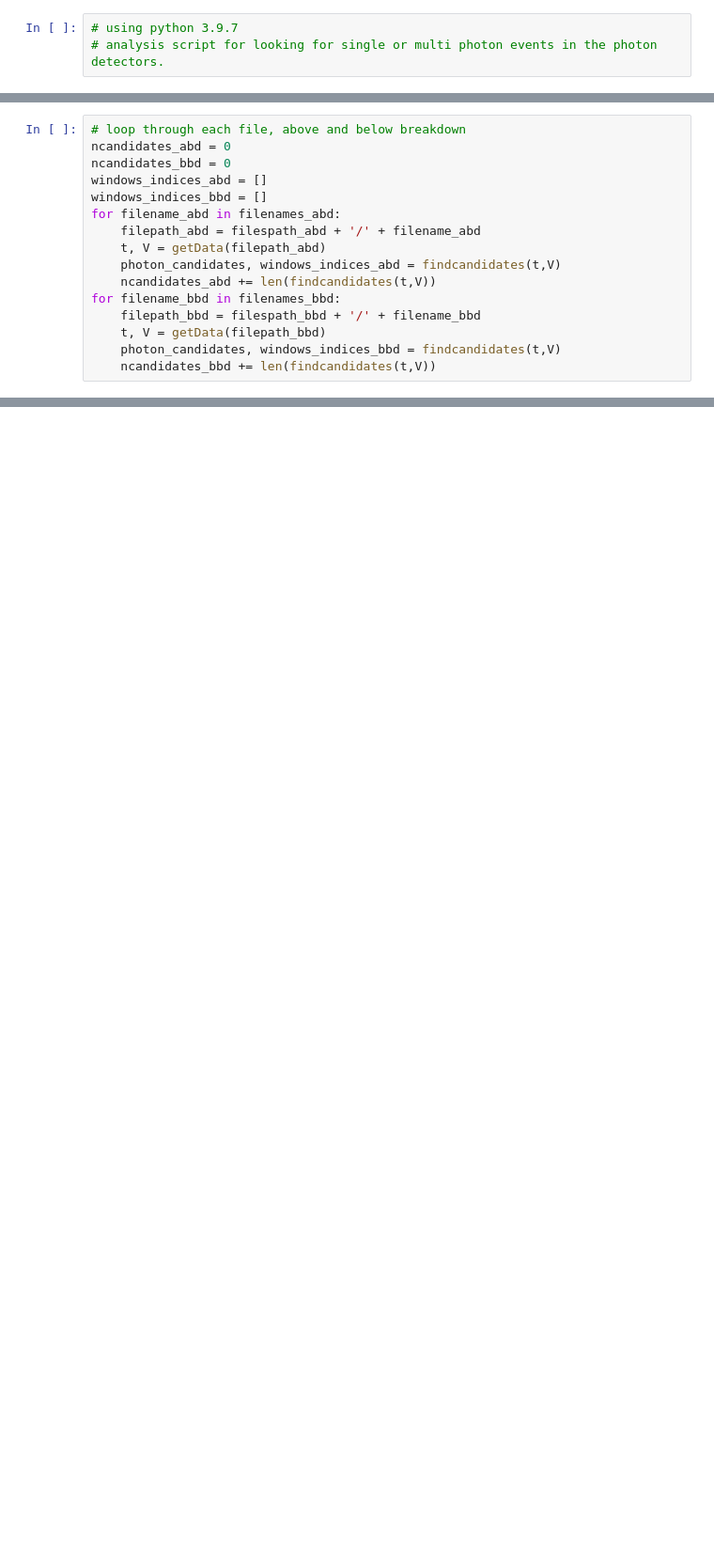
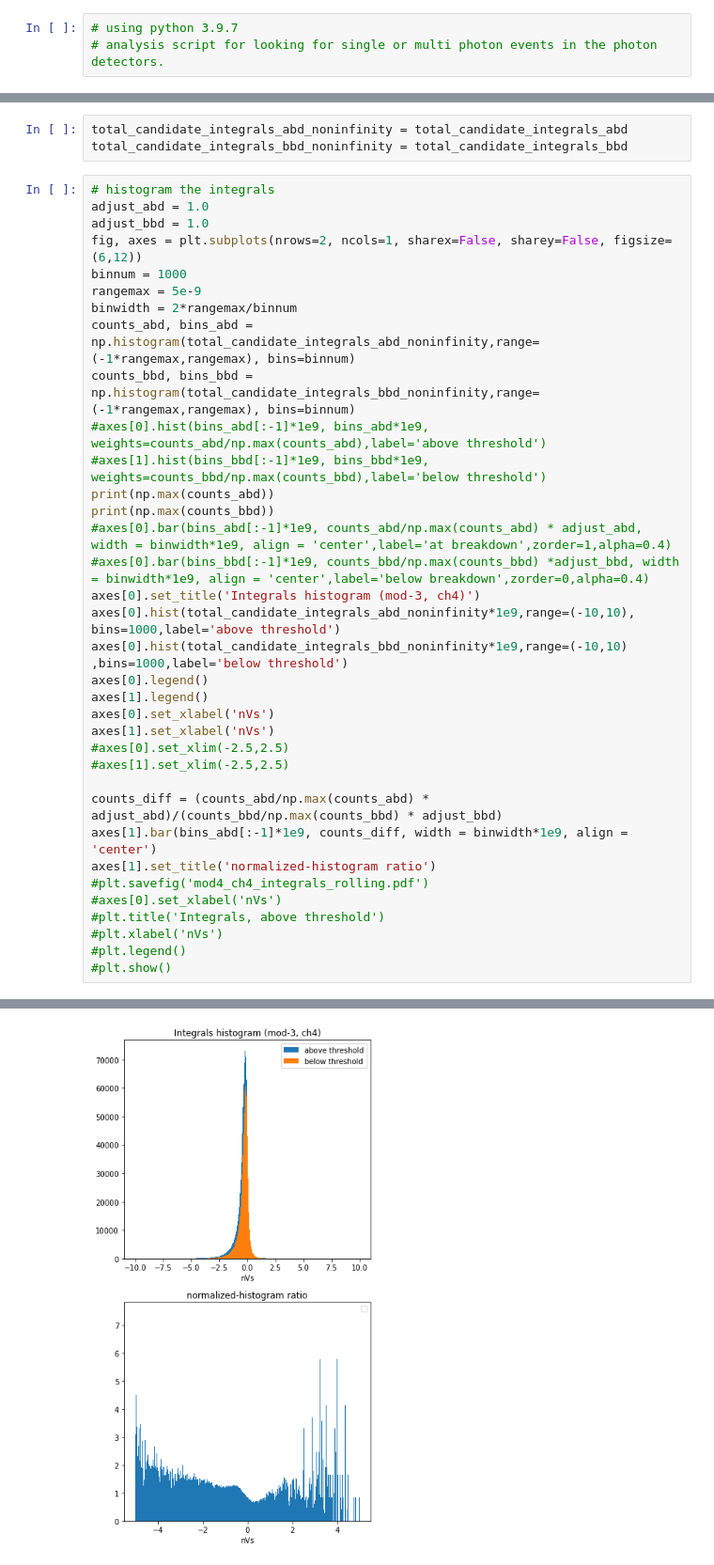
Before and after one commit to andrewmogan/dune_fd_pds, a Jupyter notebook: darkrate_sam.ipynb, the cells around one changed output, grey strips where cells are left out. Shown at 94% size. Cells and saved outputs as stored; diff of their text form; blank space fills up the shorter version.

```diff
--- a/darkrate_sam.ipynb
+++ b/darkrate_sam.ipynb
@@ -23,16 +30,0 @@ filenames_abd = os.listdir(filespath_abd)
-# %%
-# loop through each file, above and below breakdown
-ncandidates_abd = 0
-ncandidates_bbd = 0
-windows_indices_abd = []
-windows_indices_bbd = []
-for filename_abd in filenames_abd:
-    filepath_abd = filespath_abd + '/' + filename_abd
-    t, V = getData(filepath_abd)
-    photon_candidates, windows_indices_abd = findcandidates(t,V)
-    ncandidates_abd += len(findcandidates(t,V))
-for filename_bbd in filenames_bbd:
-    filepath_bbd = filespath_bbd + '/' + filename_bbd
-    t, V = getData(filepath_bbd)
-    photon_candidates, windows_indices_bbd = findcandidates(t,V)
-    ncandidates_bbd += len(findcandidates(t,V))
@@ -48,0 +104,39 @@ ncandidates
+# %%
+total_candidate_integrals_abd_noninfinity = total_candidate_integrals_abd
+total_candidate_integrals_bbd_noninfinity = total_candidate_integrals_bbd
+# %%
+# histogram the integrals
+adjust_abd = 1.0
+adjust_bbd = 1.0
+fig, axes = plt.subplots(nrows=2, ncols=1, sharex=False, sharey=False, figsize=(6,12))
+binnum = 1000
+rangemax = 5e-9
+binwidth = 2*rangemax/binnum
+counts_abd, bins_abd = np.histogram(total_candidate_integrals_abd_noninfinity,range=(-1*rangemax,rangemax), bins=binnum)
+counts_bbd, bins_bbd = np.histogram(total_candidate_integrals_bbd_noninfinity,range=(-1*rangemax,rangemax), bins=binnum)
+#axes[0].hist(bins_abd[:-1]*1e9, bins_abd*1e9, weights=counts_abd/np.max(counts_abd),label='above threshold')
+#axes[1].hist(bins_bbd[:-1]*1e9, bins_bbd*1e9, weights=counts_bbd/np.max(counts_bbd),label='below threshold')
+print(np.max(counts_abd))
+print(np.max(counts_bbd))
+#axes[0].bar(bins_abd[:-1]*1e9, counts_abd/np.max(counts_abd) * adjust_abd, width = binwidth*1e9, align = 'center',label='at breakdown',zorder=1,alpha=0.4)
+#axes[0].bar(bins_bbd[:-1]*1e9, counts_bbd/np.max(counts_bbd) *adjust_bbd, width = binwidth*1e9, align = 'center',label='below breakdown',zorder=0,alpha=0.4)
+axes[0].set_title('Integrals histogram (mod-3, ch4)')
+axes[0].hist(total_candidate_integrals_abd_noninfinity*1e9,range=(-10,10), bins=1000,label='above threshold')
+axes[0].hist(total_candidate_integrals_bbd_noninfinity*1e9,range=(-10,10) ,bins=1000,label='below threshold')
+axes[0].legend()
+axes[1].legend()
+axes[0].set_xlabel('nVs')
+axes[1].set_xlabel('nVs')
+#axes[0].set_xlim(-2.5,2.5)
+#axes[1].set_xlim(-2.5,2.5)
+
+counts_diff = (counts_abd/np.max(counts_abd) * adjust_abd)/(counts_bbd/np.max(counts_bbd) * adjust_bbd)
+axes[1].bar(bins_abd[:-1]*1e9, counts_diff, width = binwidth*1e9, align = 'center')
+axes[1].set_title('normalized-histogram ratio')
+#plt.savefig('mod4_ch4_integrals_rolling.pdf')
+#axes[0].set_xlabel('nVs')
+#plt.title('Integrals, above threshold')
+#plt.xlabel('nVs')
+#plt.legend()
+#plt.show()
+# %% [output]
@@ -48,0 +147 @@ ncandidates
+[figure, added]
```
Also changed, not shown: parts of 20 cells of this notebook, 11 other files.
